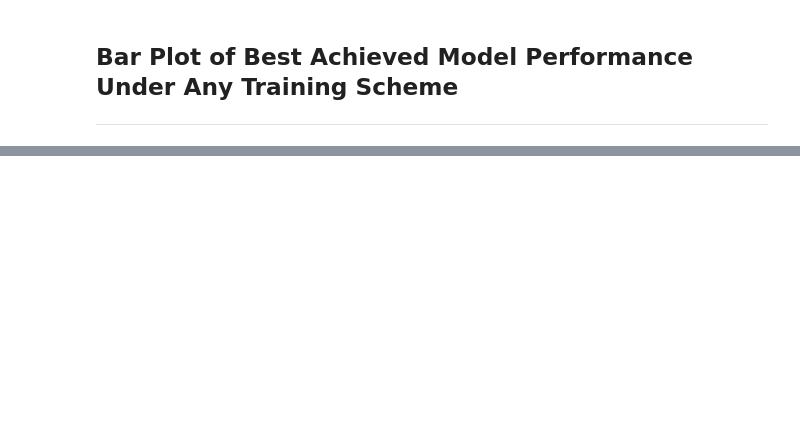
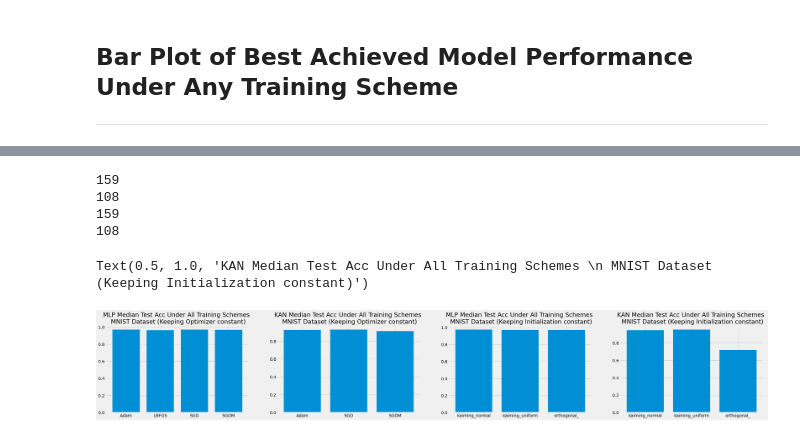
Before and after one commit to ShairozS/HSIC_Bottleneck-Pytorch, a Jupyter notebook: Outputs/results_analysis.ipynb, the cells around one changed output, grey strips where cells are left out. Cells and saved outputs as stored; diff of their text form; code cells hidden in the pictures; blank space fills up the shorter version.

```diff
--- a/Outputs/results_analysis.ipynb
+++ b/Outputs/results_analysis.ipynb
@@ -159 +290,58 @@ for DATASET in ['MNIST', 'CIFAR', 'higgs']:
+# %%
+fig, axes = plt.subplots(1,4, figsize = (35, 5))
+df = pd.read_csv('../results_compiled.csv', )
+df = df[df.TotalEpochs >= 90]
+dataset = 'MNIST'
+
+grouper = 'Optimizer'
+response = 'Best_test'
+model = 'mlp'
+#zs = df.groupby("Optimizer", group_keys=True)[['Best_test', 'ModelType']]
+zs = df[df.Dataset == dataset]
+zs = zs[[model in c for c in list(zs['ModelType'])]][[grouper,response]]
+print(len(zs)) # Should be 108
+zs = zs.groupby(grouper, group_keys=True)[[response]].median()
+axes[0].bar(zs.index, zs.Best_test);
+axes[0].set_title(model.upper() + " Median Test Acc Under All Training Schemes \n " + dataset + " Dataset " + "(Keeping " + grouper + " constant)")
+
+grouper = 'Optimizer'
+response = 'Best_test'
+model = 'kan'
+#zs = df.groupby("Optimizer", group_keys=True)[['Best_test', 'ModelType']]
+zs = df[df.Dataset == dataset]
+zs = zs[[model in c for c in list(zs['ModelType'])]][[grouper,response]]
+print(len(zs)) # Should be 108
+zs = zs.groupby(grouper, group_keys=True)[[response]].median()
+axes[1].bar(zs.index, zs.Best_test);
+axes[1].set_title(model.upper() + " Median Test Acc Under All Training Schemes \n " + dataset + " Dataset " + "(Keeping " + grouper + " constant)")
+
+grouper = 'Initialization'
+response = 'Best_test'
+model = 'mlp'
+#zs = df.groupby("Optimizer", group_keys=True)[['Best_test', 'ModelType']]
+zs = df[df.Dataset == dataset]
+zs = zs[[model in c for c in list(zs['ModelType'])]][[grouper,response]]
+print(len(zs)) # Should be 108
+zs = zs.groupby(grouper, group_keys=True)[[response]].median()
+axes[2].bar(zs.index, zs.Best_test);
+axes[2].set_title(model.upper() + " Median Test Acc Under All Training Schemes \n " + dataset + " Dataset " + "(Keeping " + grouper + " constant)")
+
+
+grouper = 'Initialization'
+response = 'Best_test'
+model = 'kan'
+#zs = df.groupby("Optimizer", group_keys=True)[['Best_test', 'ModelType']]
+zs = df[df.Dataset == dataset]
+zs = zs[[model in c for c in list(zs['ModelType'])]][[grouper,response]]
+print(len(zs)) # Should be 108
+zs = zs.groupby(grouper, group_keys=True)[[response]].median()
+axes[3].bar(zs.index, zs.Best_test);
+axes[3].set_title(model.upper() + " Median Test Acc Under All Training Schemes \n " + dataset + " Dataset " + "(Keeping " + grouper + " constant)")
+# %% [output]
+159
+108
+159
+108
+Text(0.5, 1.0, 'KAN Median Test Acc Under All Training Schemes \n MNIST Dataset (Keeping Initialization constant)')
+[figure, added]
 # %%
```
Also changed, not shown: parts of 18 cells of this notebook, 17 other files.
